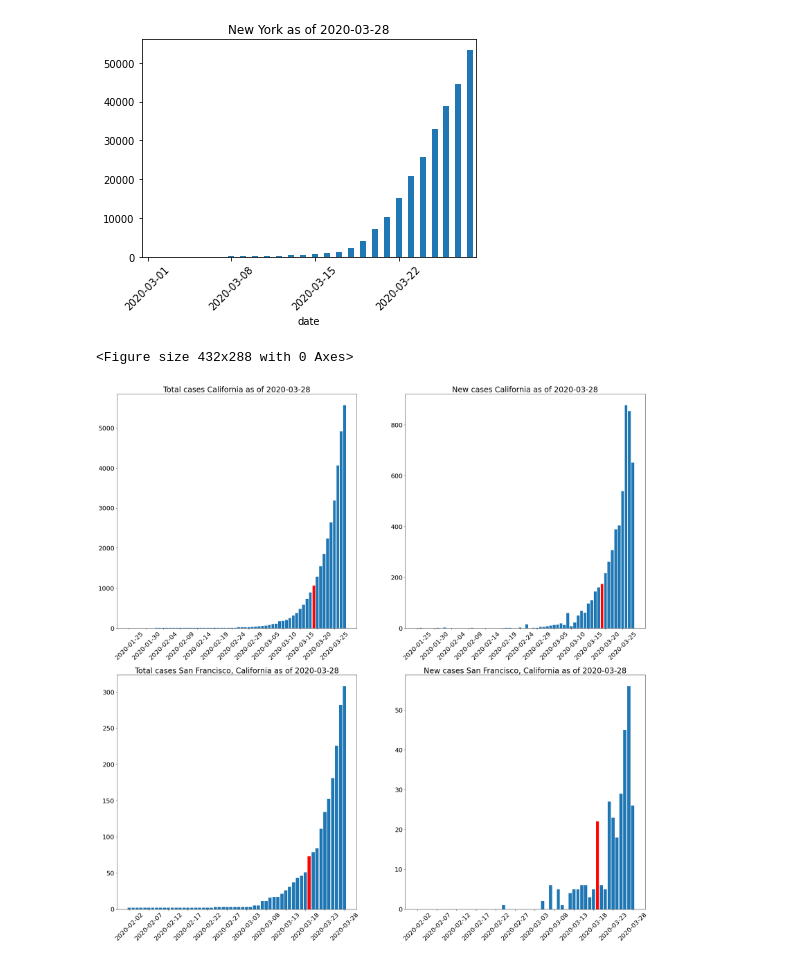
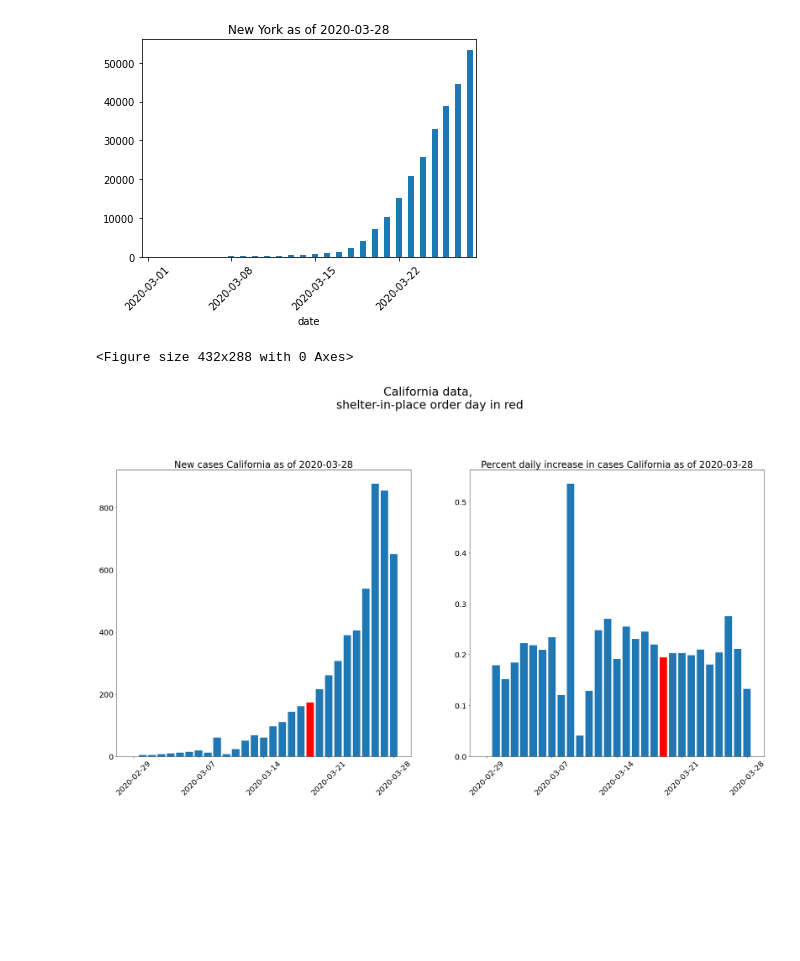
Before and after one commit to rirwin/covid-19-data, a Jupyter notebook: notebooks/covid19.ipynb, the cells around one changed output. Cells and saved outputs as stored; diff of their text form; code cells hidden in the pictures; blank space fills up the shorter version.

Commit message:
More cleanup, edits for day over day percentage increase

```diff
--- a/notebooks/covid19.ipynb
+++ b/notebooks/covid19.ipynb
@@ -91,6 +91,61 @@ def plot_accum_state_cases(state):
     matplotlib.pyplot.xticks(_x[::7], list(df.date)[::7], rotation=45)
     matplotlib.pyplot.xticks(rotation=45)
     matplotlib.pyplot.title(state + " as of " + max(df.date))
+# %%
+state = "California"
+#def plot_state_stats(state):
+fig = plt.figure()
+f = plt.figure(figsize=(30,30))
+f.suptitle(state + " data, \nshelter-in-place order day in red", fontsize=30)
+
+def format_axes(ax, df):
+    _x = np.arange(df.date.size)
+    freq = 7
+    ax.set_xticks(_x[::freq])
+    ax.set_xticklabels(list(df.date)[::freq], rotation=45)
+    ax.tick_params(axis='both', which='major', labelsize=20)
+
+df = s_df[s_df["state"] == state].reset_index().drop(columns='index')
+df = df.tail(n=29)  # pick an n s.t. n = 7*k + 1
+df['new_cases'] = df['cases'].diff().fillna(0).astype('int')
+df['pct_inc'] = df['cases'].pct_change().fillna(0)
+
+ax1 = f.add_subplot(221)
+ax1.bar(df.date, df['new_cases'])
+highlight_state_shelter_in_place(df, state, 'new_cases', ax1)
+format_axes(ax1, df)
+ax1.set_title("New cases " + state + " as of " + max(df.date), fontsize=24)
+
+ax2 = f.add_subplot(222)
+ax2.bar(df.date, df['pct_inc'])
+highlight_state_shelter_in_place(df, state, 'pct_inc', ax2)
+format_axes(ax2, df)
+ax2.set_title("Percent daily increase in cases " + state + " as of " + max(df.date), fontsize=24)
+
+# ax3 = f.add_subplot(223)
+# df = c_df[(c_df["state"] == state) & (c_df["county"] == county)][['date','cases','deaths']].reset_index().drop(columns='index')
+# ax3.bar(df.date, df[column])
+# highlight_state_shelter_in_place(df, state, column, ax3)
+# format_axes(ax3, df)
+# ax3.set_title("Total cases " + county + ", " + state + " as of " + max(df.date), fontsize=24)
+
+# ax4 = f.add_subplot(224)
+# new_column = 'new_' + column
+# df[new_column]=df[column].diff().fillna(0).astype('int')
+# ax4.bar(df.date, df[new_column])
+# highlight_state_shelter_in_place(df, state, new_column, ax4)
+# format_axes(ax4, df)
+# ax4.set_title("New cases " + county + ", " + state + " as of " + max(df.date), fontsize=24)
+
+plt.show()
+
+# def highlight_state_shelter_in_place(df, state, column, ax):
+#     if len(state_m_df[state_m_df['state'] == state]) == 1:
+#         df_highlight = df[df['date'] == state_m_df[state_m_df['state'] == state].shelter_date.values[0]]
+#         ax.bar(df_highlight.date, df_highlight[column], color='r')
+# %% [output]
+<Figure size 432x288 with 0 Axes>
+[figure, added]
 # %%
 def plot_county_and_state(county, state, column='cases'):
     fig = plt.figure()
@@ -146,5 +196,0 @@ def format_axes(ax, df, column, state, county=None):
-# %%
-plot_county_and_state('San Francisco', 'California')
-# %% [output]
-<Figure size 432x288 with 0 Axes>
-[figure, removed]
```
Also changed, not shown: parts of 4 cells of this notebook.
